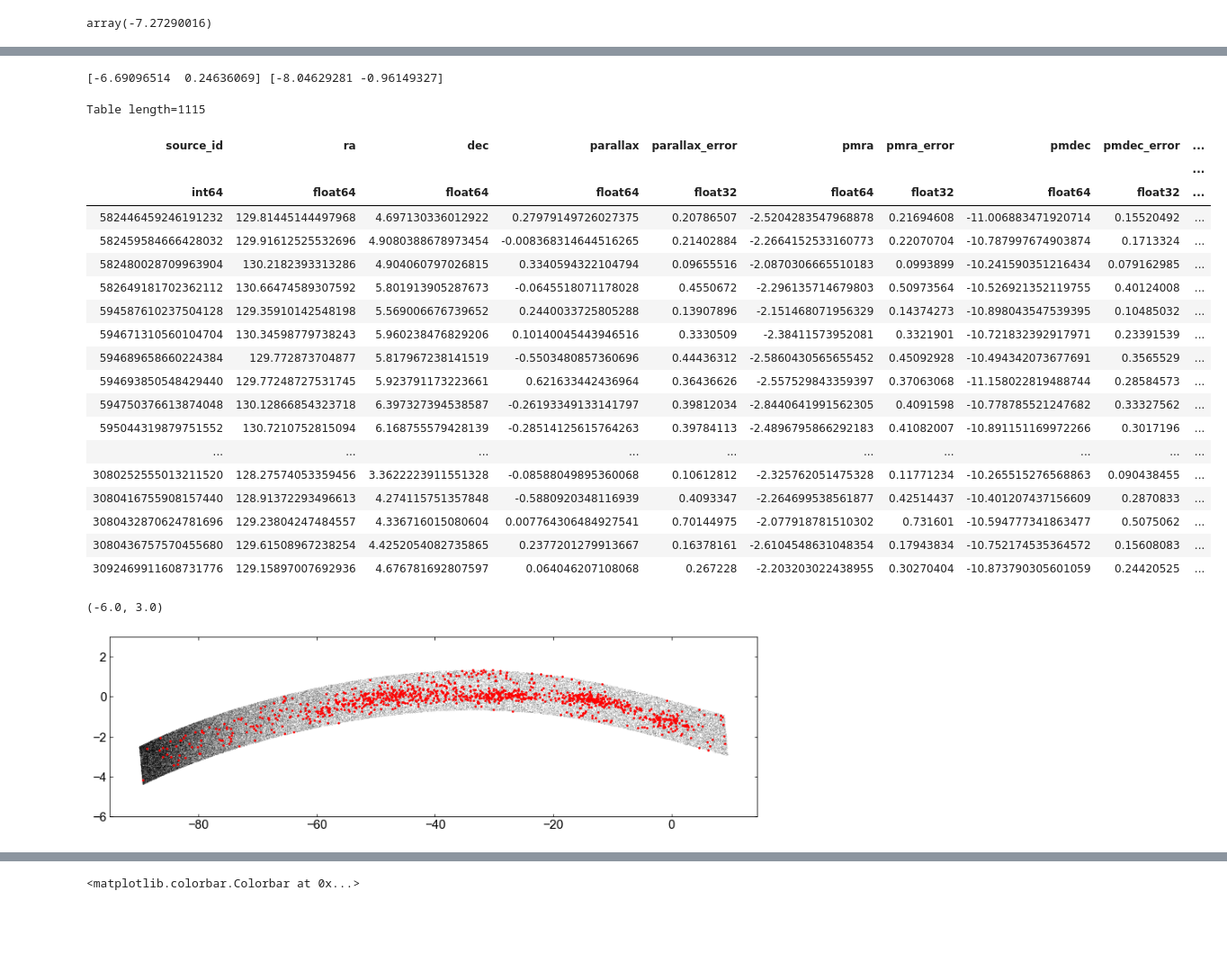
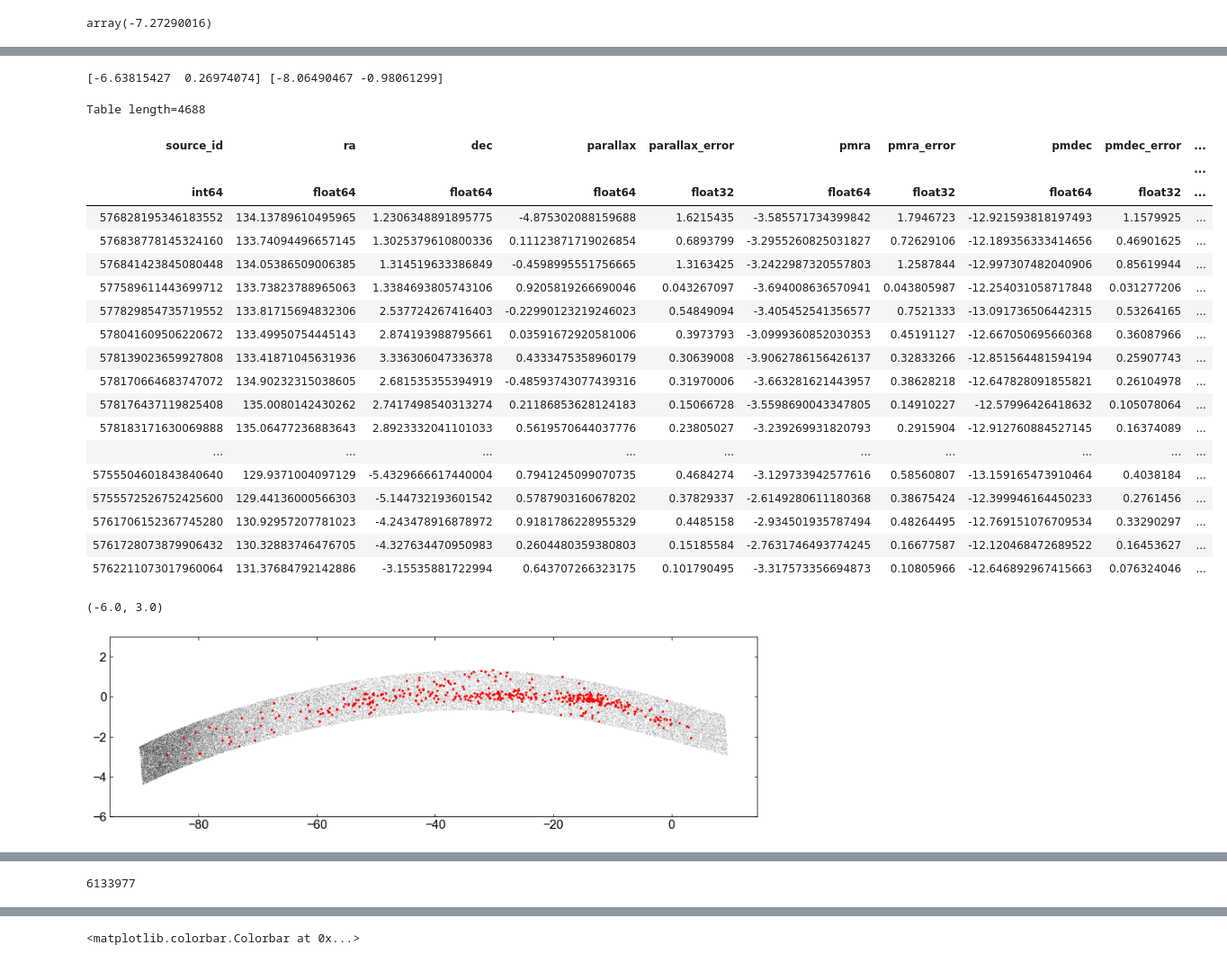
Before and after one commit to stellarstreams/cats, a Jupyter notebook: notebooks/pawprint_demo.ipynb, the cells around one changed output, grey strips where cells are left out. Shown at 90% size. Saved outputs shown, nothing was run; the diff lists cells and outputs as text; code cells hidden in the pictures; blank space fills up the shorter version.

```diff
--- a/notebooks/pawprint_demo.ipynb
+++ b/notebooks/pawprint_demo.ipynb
@@ -95,8 +87,8 @@ p.pmprint = Footprint2D(pm_poly, footprint_type='cartesian')
 
 o = Isochrone(
     cat,
-    age=10.00,  # Gyr
-    feh=-1.5,
+    age=11.8,  # Gyr
+    feh=-2,
     distance=8.3,  # kpc
     dist_grad=0,
     alpha=0.0,
@@ -106,6 +98,8 @@ o = Isochrone(
 o.generate_isochrone()
 o.sel_sky()
 o.sel_pm()
+if p.pm1print is not None:
+    o.sel_pm12()
 o.data_cmd(0.03, 0.2)
 o.correct_isochrone()
 
@@ -126,5 +120,6 @@ import astropy.table as at
 fn = "/Users/Tavangar/CATS_workshop/cats/data/joined-GD-1.fits"
 cat = at.Table.read(fn)
 
-pmsel = ProperMotionSelection(cat, pprint, distance=8.3, n_dispersion_phi1=3, n_dispersion_phi2=3, cutoff=0.1)
+pmsel = ProperMotionSelection(cat, pprint, distance=8.3,
+                              n_dispersion_phi1=3, n_dispersion_phi2=3, cutoff=0.1)
 # %% [output]
@@ -146,30 +137,31 @@ Producing the final initial mask
 # %%
-print(np.max(pmsel.pawprint.pmprint.vertices, axis=0), np.min(pmsel.pawprint.pmprint.vertices, axis=0))
+print(np.max(pmsel.pawprint.pmprint.vertices, axis=0),
+      np.min(pmsel.pawprint.pmprint.vertices, axis=0))
 # %% [output]
-[-6.69096514  0.24636069] [-8.04629281 -0.96149327]
+[-6.63815427  0.26974074] [-8.06490467 -0.98061299]
 # %%
-cat[pmsel.mask]
+o.cat[pmsel.pm_mask]
 # %% [output]
-Table length=1115
+Table length=4688
 | source_id | ra | dec | parallax | parallax_error | pmra | pmra_error | pmdec | pmdec_error | ... |
 |  |  |  |  |  |  |  |  |  | ... |
 | int64 | float64 | float64 | float64 | float32 | float64 | float32 | float64 | float32 | ... |
-| 582446459246191232 | 129.81445144497968 | 4.697130336012922 | 0.27979149726027375 | 0.20786507 | -2.5204283547968878 | 0.21694608 | -11.006883471920714 | 0.15520492 | ... |
-| 582459584666428032 | 129.91612525532696 | 4.9080388678973454 | -0.008368314644516265 | 0.21402884 | -2.2664152533160773 | 0.22070704 | -10.787997674903874 | 0.1713324 | ... |
-| 582480028709963904 | 130.2182393313286 | 4.904060797026815 | 0.3340594322104794 | 0.09655516 | -2.0870306665510183 | 0.0993899 | -10.241590351216434 | 0.079162985 | ... |
-| 582649181702362112 | 130.66474589307592 | 5.801913905287673 | -0.0645518071178028 | 0.4550672 | -2.296135714679803 | 0.50973564 | -10.526921352119755 | 0.40124008 | ... |
-| 594587610237504128 | 129.35910142548198 | 5.569006676739652 | 0.2440033725805288 | 0.13907896 | -2.151468071956329 | 0.14374273 | -10.898043547539395 | 0.10485032 | ... |
-| 594671310560104704 | 130.34598779738243 | 5.960238476829206 | 0.10140045443946516 | 0.3330509 | -2.38411573952081 | 0.3321901 | -10.721832392917971 | 0.23391539 | ... |
-| 594689658660224384 | 129.772873704877 | 5.817967238141519 | -0.5503480857360696 | 0.44436312 | -2.5860430565655452 | 0.45092928 | -10.494342073677691 | 0.3565529 | ... |
-| 594693850548429440 | 129.77248727531745 | 5.923791173223661 | 0.621633442436964 | 0.36436626 | -2.557529843359397 | 0.37063068 | -11.158022819488744 | 0.28584573 | ... |
-| 594750376613874048 | 130.12866854323718 | 6.397327394538587 | -0.26193349133141797 | 0.39812034 | -2.8440641991562305 | 0.4091598 | -10.778785521247682 | 0.33327562 | ... |
-| 595044319879751552 | 130.7210752815094 | 6.168755579428139 | -0.28514125615764263 | 0.39784113 | -2.4896795866292183 | 0.41082007 | -10.891151169972266 | 0.3017196 | ... |
+| 576828195346183552 | 134.13789610495965 | 1.2306348891895775 | -4.875302088159688 | 1.6215435 | -3.585571734399842 | 1.7946723 | -12.921593818197493 | 1.1579925 | ... |
+| 576838778145324160 | 133.74094496657145 | 1.3025379610800336 | 0.11123871719026854 | 0.6893799 | -3.2955260825031827 | 0.72629106 | -12.189356333414656 | 0.46901625 | ... |
+| 576841423845080448 | 134.05386509006385 | 1.314519633386849 | -0.4598995551756665 | 1.3163425 | -3.2422987320557803 | 1.2587844 | -12.997307482040906 | 0.85619944 | ... |
+| 577589611443699712 | 133.73823788965063 | 1.3384693805743106 | 0.9205819266690046 | 0.043267097 | -3.694008636570941 | 0.043805987 | -12.254031058717848 | 0.031277206 | ... |
+| 577829854735719552 | 133.81715694832306 | 2.537724267416403 | -0.22990123219246023 | 0.54849094 | -3.405452541356577 | 0.7521333 | -13.091736506442315 | 0.53264165 | ... |
+| 578041609506220672 | 133.49950754445143 | 2.874193988795661 | 0.03591672920581006 | 0.3973793 | -3.0999360852030353 | 0.45191127 | -12.667050695660368 | 0.36087966 | ... |
+| 578139023659927808 | 133.41871045631936 | 3.336306047336378 | 0.4333475358960179 | 0.30639008 | -3.9062786156426137 | 0.32833266 | -12.851564481594194 | 0.25907743 | ... |
+| 578170664683747072 | 134.90232315038605 | 2.681535355394919 | -0.48593743077439316 | 0.31970006 | -3.663281621443957 | 0.38628218 | -12.647828091855821 | 0.26104978 | ... |
+| 578176437119825408 | 135.0080142430262 | 2.7417498540313274 | 0.21186853628124183 | 0.15066728 | -3.5598690043347805 | 0.14910227 | -12.57996426418632 | 0.105078064 | ... |
+| 578183171630069888 | 135.06477236883643 | 2.8923332041101033 | 0.5619570644037776 | 0.23805027 | -3.239269931820793 | 0.2915904 | -12.912760884527145 | 0.16374089 | ... |
 | ... | ... | ... | ... | ... | ... | ... | ... | ... | ... |
-| 3080252555013211520 | 128.27574053359456 | 3.3622223911551328 | -0.08588049895360068 | 0.10612812 | -2.325762051475328 | 0.11771234 | -10.265515276568863 | 0.090438455 | ... |
-| 3080416755908157440 | 128.91372293496613 | 4.274115751357848 | -0.5880920348116939 | 0.4093347 | -2.264699538561877 | 0.42514437 | -10.401207437156609 | 0.2870833 | ... |
-| 3080432870624781696 | 129.23804247484557 | 4.336716015080604 | 0.007764306484927541 | 0.70144975 | -2.077918781510302 | 0.731601 | -10.594777341863477 | 0.5075062 | ... |
-| 3080436757570455680 | 129.61508967238254 | 4.4252054082735865 | 0.2377201279913667 | 0.16378161 | -2.6104548631048354 | 0.17943834 | -10.752174535364572 | 0.15608083 | ... |
-| 3092469911608731776 | 129.15897007692936 | 4.676781692807597 | 0.064046207108068 | 0.267228 | -2.203203022438955 | 0.30270404 | -10.873790305601059 | 0.24420525 | ... |
+| 5755504601843840640 | 129.9371004097129 | -5.4329666617440004 | 0.7941245099070735 | 0.4684274 | -3.129733942577616 | 0.58560807 | -13.159165473910464 | 0.4038184 | ... |
+| 5755572526752425600 | 129.44136000566303 | -5.144732193601542 | 0.5787903160678202 | 0.37829337 | -2.6149280611180368 | 0.38675424 | -12.399946164450233 | 0.2761456 | ... |
+| 5761706152367745280 | 130.92957207781023 | -4.243478916878972 | 0.9181786228955329 | 0.4485158 | -2.934501935787494 | 0.48264495 | -12.769151076709534 | 0.33290297 | ... |
+| 5761728073879906432 | 130.32883746476705 | -4.327634470950983 | 0.2604480359380803 | 0.15185584 | -2.7631746493774245 | 0.16677587 | -12.120468472689522 | 0.16453627 | ... |
+| 5762211073017960064 | 131.37684792142886 | -3.15535881722994 | 0.643707266323175 | 0.101790495 | -3.317573356694873 | 0.10805966 | -12.646892967415663 | 0.076324046 | ... |
 # %%
 plt.figure(figsize=(14, 4))
 plt.scatter(cat[pmsel.CMD_mask & pmsel.spatial_mask_on]['phi1'].value,
@@ -179,7 +171,7 @@ plt.scatter(cat[pmsel.mask]['phi1'].value,
 plt.ylim(-6, 3)
 # %% [output]
 (-6.0, 3.0)
-[figure, old version]
+[figure, new version]
 # %%
 pmsel.pawprint.track.track
 # %% [output]
@@ -218,3 +212,7 @@ o.correct_isochrone()
 iso_patch, iso_mask, iso_model, iso_low, iso_high, pprint = o.simpleSln(
     0.1, 15, mass_thresh=0.83
 )
+# %%
+print(len(o.cat))
+# %% [output]
+6133977
```
Also changed, not shown: parts of 13 cells of this notebook, 5 other files.
